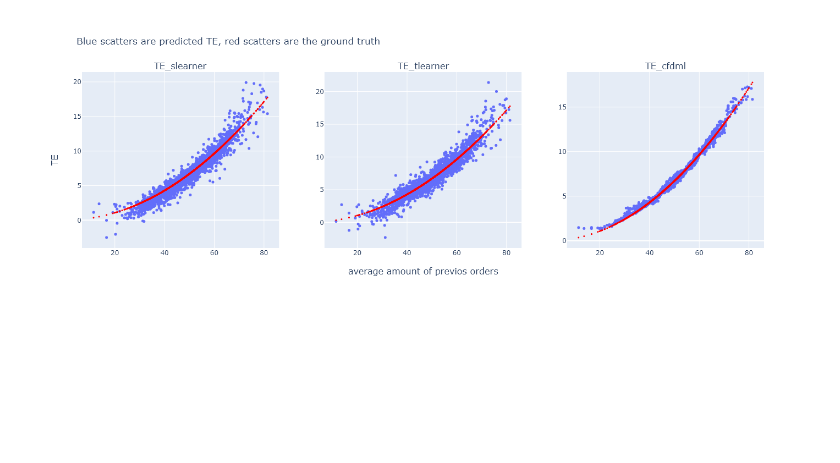
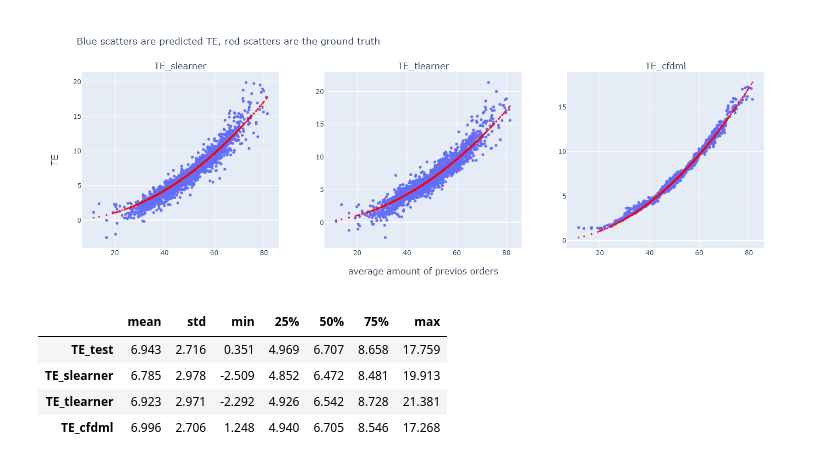
Before and after one commit to leowu4ever/causal-inference, a Jupyter notebook: uplift_modelling.ipynb, the cells around one changed output. Saved outputs shown, nothing was run; the diff lists cells and outputs as text; code cells hidden in the pictures; blank space fills up the shorter version.

```diff
--- a/uplift_modelling.ipynb
+++ b/uplift_modelling.ipynb
@@ -228,3 +226,11 @@ fig.update_layout(width=1400, height=500, title_text='', showlegend=False, title
 Image('diagrams/comparison.png')
 # %% [output]
 [figure]
+# %%
+df_test[['TE_test', 'TE_slearner', 'TE_tlearner', 'TE_cfdml']].describe().transpose().drop(columns='count').applymap(lambda x: round(x,3))
+# %% [output]
+|  | mean | std | min | 25% | 50% | 75% | max |
+| TE_test | 6.943 | 2.716 | 0.351 | 4.969 | 6.707 | 8.658 | 17.759 |
+| TE_slearner | 6.785 | 2.978 | -2.509 | 4.852 | 6.472 | 8.481 | 19.913 |
+| TE_tlearner | 6.923 | 2.971 | -2.292 | 4.926 | 6.542 | 8.728 | 21.381 |
+| TE_cfdml | 6.996 | 2.706 | 1.248 | 4.940 | 6.705 | 8.546 | 17.268 |
```
Also changed, not shown: parts of 1 cell of this notebook.
